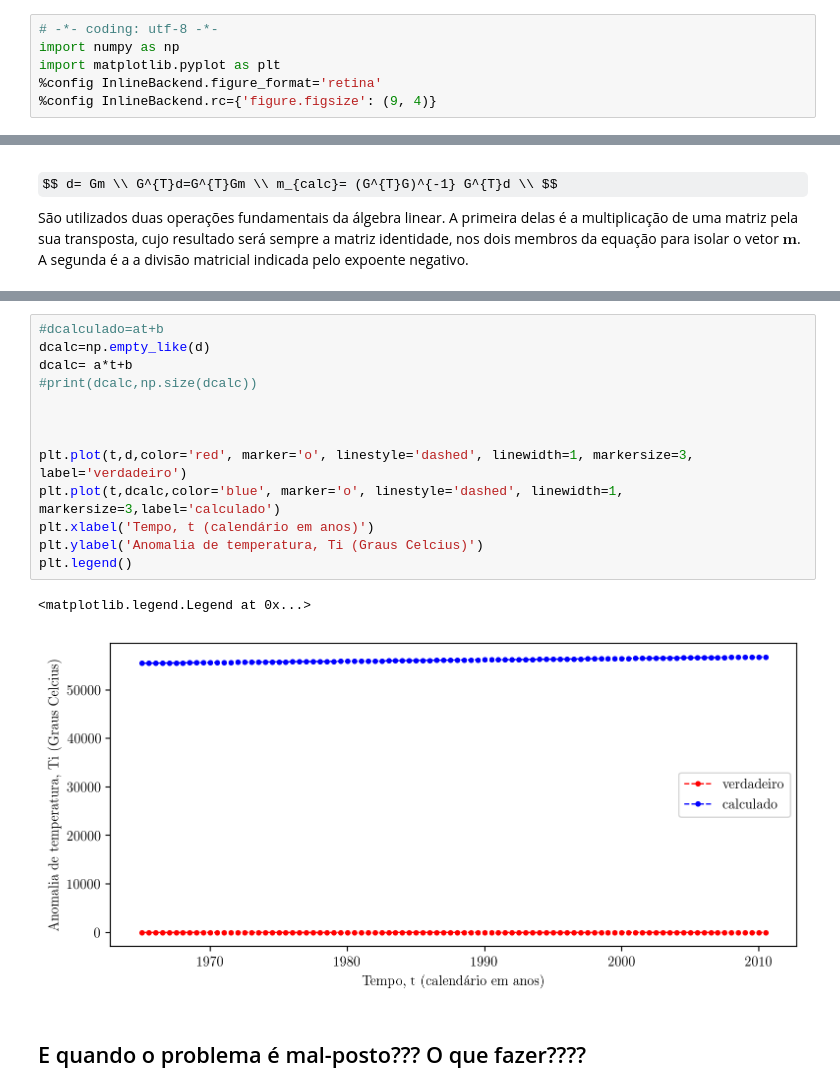
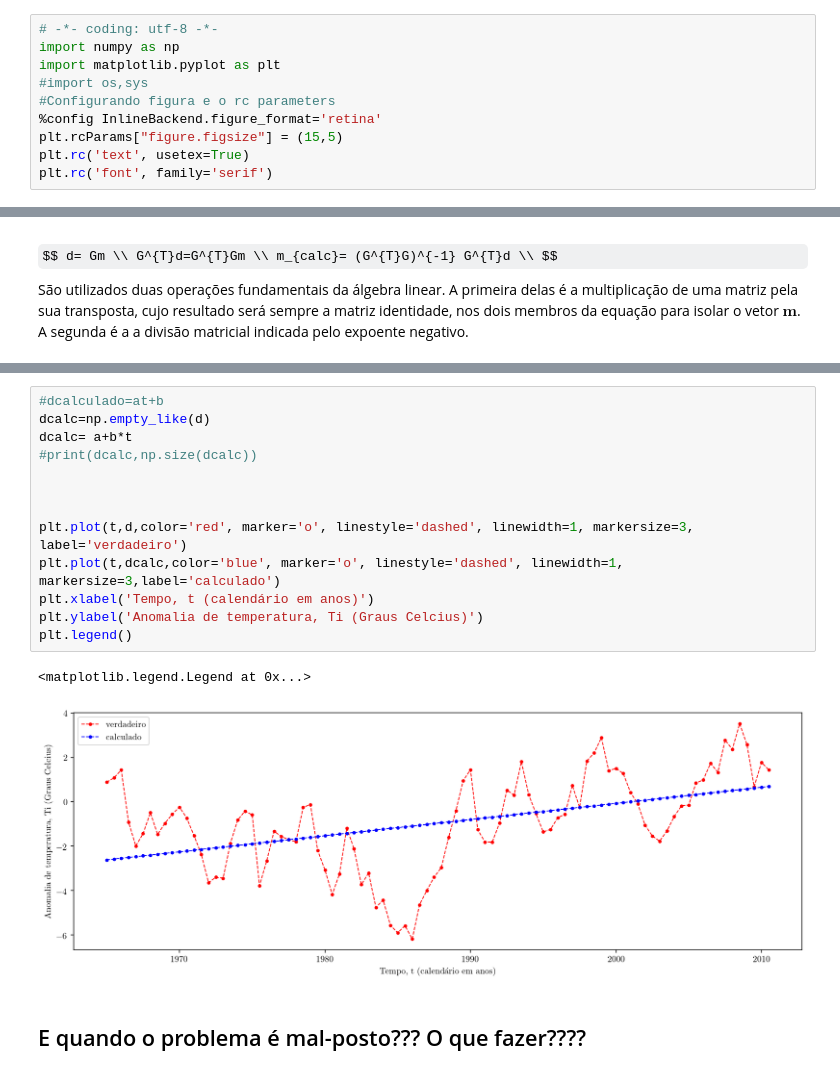
Before and after one commit to TClassrooms/Inverse_problems, a Jupyter notebook: Exemplos de formulação de problemas inversos.ipynb, the cells around one changed output, grey strips where cells are left out. Cells and saved outputs as stored; diff of their text form; some formulas as TeX source.

Commit message:
adiciona semesnte e  concserta a posição do dcalc

```diff
--- a/Exemplos de formulação de problemas inversos.ipynb
+++ b/Exemplos de formulação de problemas inversos.ipynb
@@ -4,6 +4,10 @@
 # -*- coding: utf-8 -*-
 import numpy as np
 import matplotlib.pyplot as plt
+#import os,sys
+#Configurando figura e o rc parameters
 %config InlineBackend.figure_format='retina'
-%config InlineBackend.rc={'figure.figsize': (9, 4)}
+plt.rcParams["figure.figsize"] = (15,5)
+plt.rc('text', usetex=True)
+plt.rc('font', family='serif')
 # %% [markdown]
@@ -92,19 +109,19 @@ print(a,b)
 # %%
 #dcalculado=at+b
 dcalc=np.empty_like(d)
-dcalc= a*t+b
+dcalc= a+b*t
 #print(dcalc,np.size(dcalc))
 
 
 
 plt.plot(t,d,color='red', marker='o', linestyle='dashed', linewidth=1, markersize=3, label='verdadeiro')
 plt.plot(t,dcalc,color='blue', marker='o', linestyle='dashed', linewidth=1, markersize=3,label='calculado')
 plt.xlabel('Tempo, t (calendário em anos)')
 plt.ylabel('Anomalia de temperatura, Ti (Graus Celcius)')
 plt.legend()
 # %% [output]
 <matplotlib.legend.Legend at 0x...>
-[figure, old version]
+[figure, new version]
 # %% [markdown]
 ## E quando o problema é mal-posto??? O que fazer????
 # %% [markdown]
```
Also changed, not shown: parts of 7 cells of this notebook.
